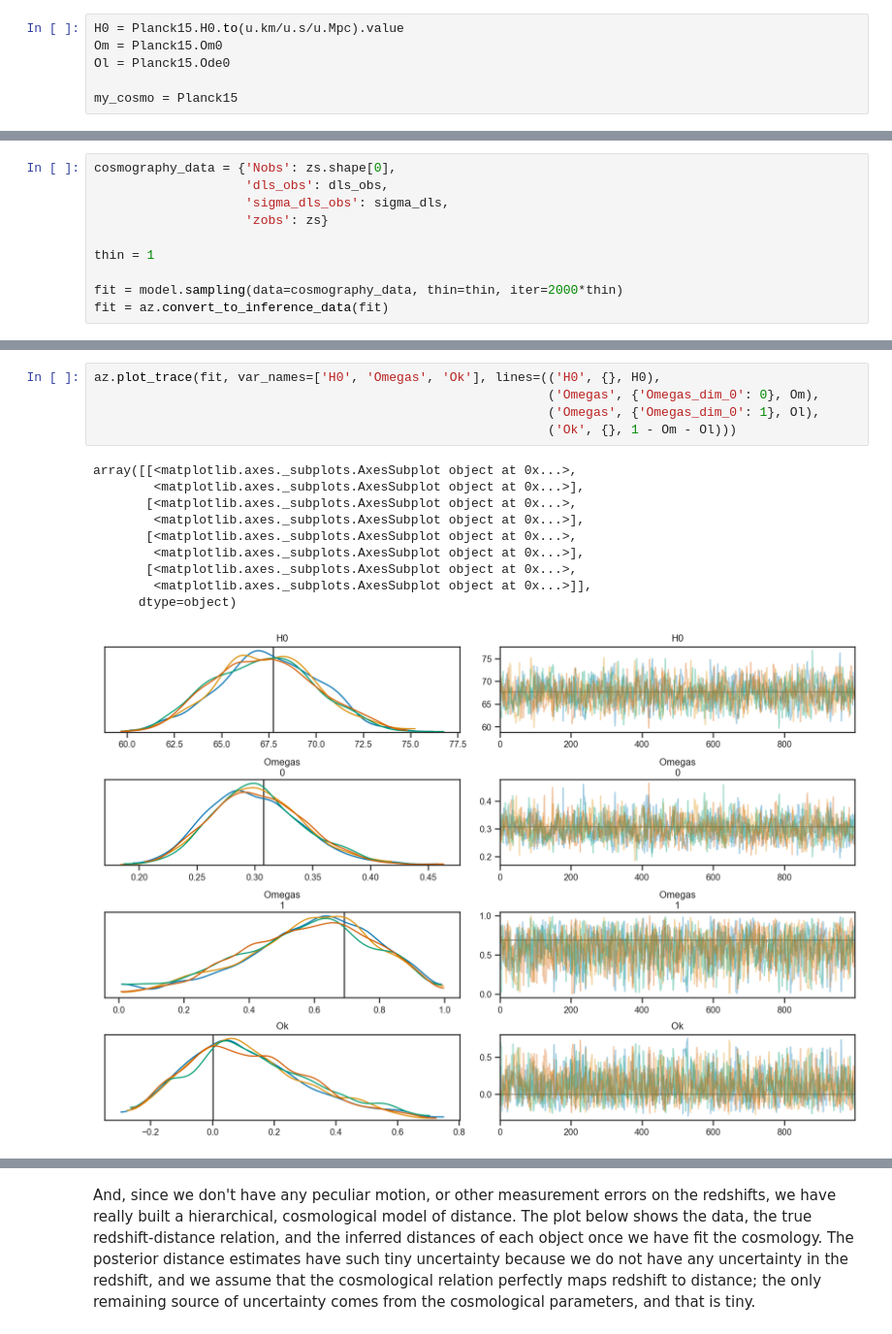
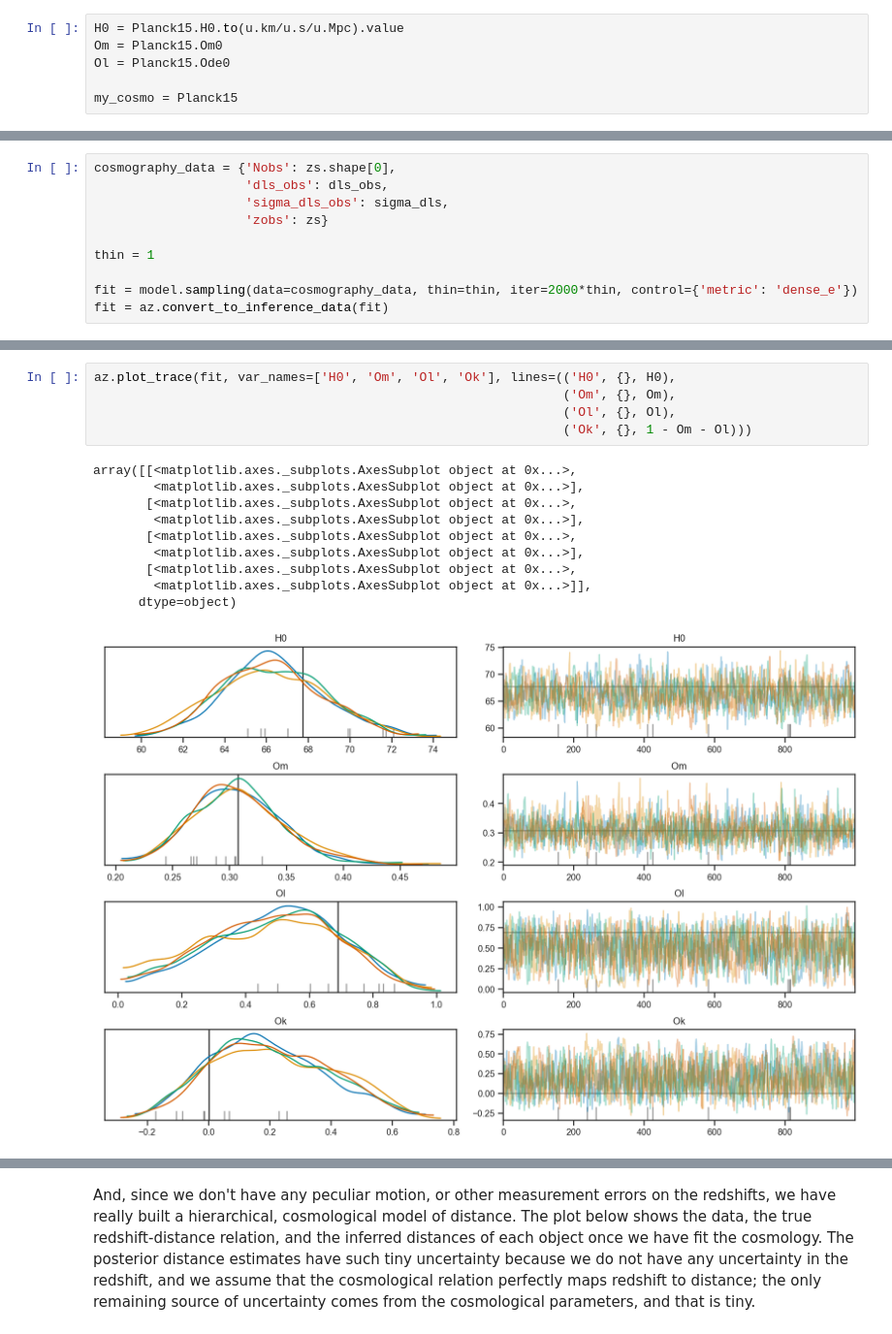
Before and after one commit to farr/StanCosmography, a Jupyter notebook: Cosmography.ipynb, the cells around one changed output, grey strips where cells are left out. Shown at 97% size. Cells and saved outputs as stored; diff of their text form.

```diff
--- a/Cosmography.ipynb
+++ b/Cosmography.ipynb
@@ -69,5 +95,5 @@ cosmography_data = {'Nobs': zs.shape[0],
 
 thin = 1
 
-fit = model.sampling(data=cosmography_data, thin=thin, iter=2000*thin)
+fit = model.sampling(data=cosmography_data, thin=thin, iter=2000*thin, control={'metric': 'dense_e'})
 fit = az.convert_to_inference_data(fit)
@@ -74,17 +103,17 @@ fit = az.convert_to_inference_data(fit)
 # %%
-az.plot_trace(fit, var_names=['H0', 'Omegas', 'Ok'], lines=(('H0', {}, H0),
-                                                            ('Omegas', {'Omegas_dim_0': 0}, Om),
-                                                            ('Omegas', {'Omegas_dim_0': 1}, Ol),
-                                                            ('Ok', {}, 1 - Om - Ol)))
+az.plot_trace(fit, var_names=['H0', 'Om', 'Ol', 'Ok'], lines=(('H0', {}, H0),
+                                                              ('Om', {}, Om),
+                                                              ('Ol', {}, Ol),
+                                                              ('Ok', {}, 1 - Om - Ol)))
 # %% [output]
 array([[<matplotlib.axes._subplots.AxesSubplot object at 0x...>,
         <matplotlib.axes._subplots.AxesSubplot object at 0x...>],
        [<matplotlib.axes._subplots.AxesSubplot object at 0x...>,
         <matplotlib.axes._subplots.AxesSubplot object at 0x...>],
        [<matplotlib.axes._subplots.AxesSubplot object at 0x...>,
         <matplotlib.axes._subplots.AxesSubplot object at 0x...>],
        [<matplotlib.axes._subplots.AxesSubplot object at 0x...>,
         <matplotlib.axes._subplots.AxesSubplot object at 0x...>]],
       dtype=object)
-[figure, old version]
+[figure, new version]
 # %%
```
Also changed, not shown: parts of 7 cells of this notebook, 1 other file.
